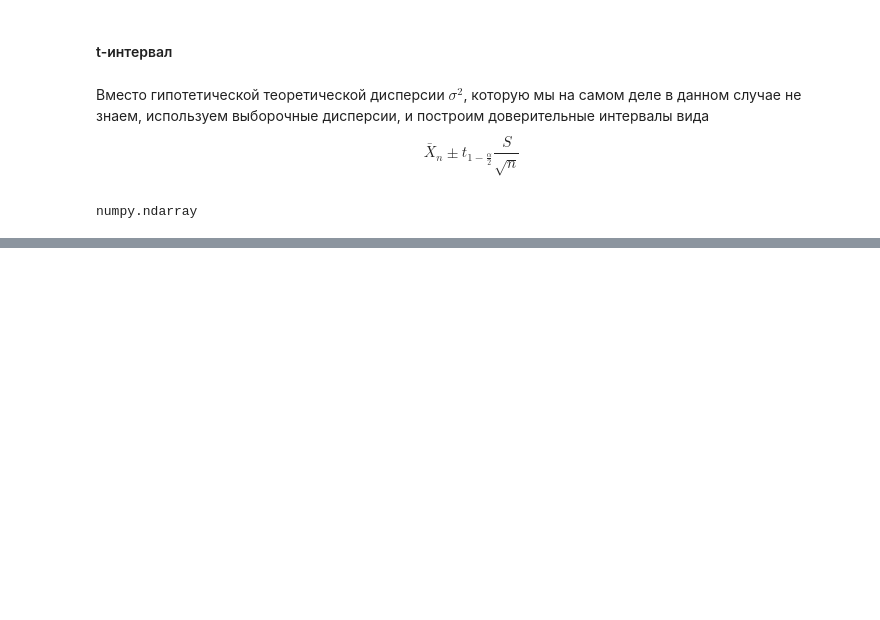
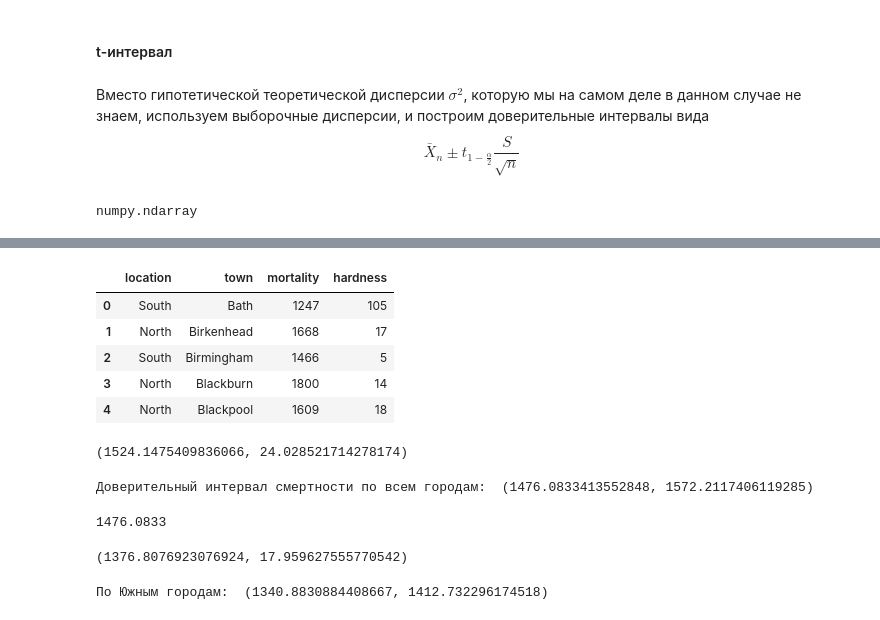
Before and after one commit to kcostya/mipt, a Jupyter notebook: stats-for-data-analysis/stat.mean_conf_int.ipynb, the cells around one changed output, grey strips where cells are left out. Cells and saved outputs as stored; diff of their text form; code cells hidden in the pictures; blank space fills up the shorter version.

```diff
--- a/stats-for-data-analysis/stat.mean_conf_int.ipynb
+++ b/stats-for-data-analysis/stat.mean_conf_int.ipynb
@@ -122,0 +109,36 @@ ridge model mean auc 95%% confidence interval (0.9228783259302369, 0.97310381692
+# %%
+df = pd.read_table('water.txt')
+df.head()
+# %% [output]
+|  | location | town | mortality | hardness |
+| 0 | South | Bath | 1247 | 105 |
+| 1 | North | Birkenhead | 1668 | 17 |
+| 2 | South | Birmingham | 1466 | 5 |
+| 3 | North | Blackburn | 1800 | 14 |
+| 4 | North | Blackpool | 1609 | 18 |
+# %%
+mean_mortality = df.mortality.mean()
+std_mortality = df.mortality.std(ddof=1)/sqrt(len(df))
+mean_mortality, std_mortality
+# %% [output]
+(1524.1475409836066, 24.028521714278174)
+# %%
+print(u"Доверительный интервал смертности по всем городам: ",
+      _tconfint_generic(mean_mortality, std_mortality, len(df)-1, 0.05, 'two-sided'))
+# %% [output]
+Доверительный интервал смертности по всем городам:  (1476.0833413552848, 1572.2117406119285)
+# %%
+round(_tconfint_generic(mean_mortality, std_mortality, len(df)-1, 0.05, 'two-sided')[0], 4)
+# %% [output]
+1476.0833
+# %%
+mean_mort_south = np.mean(df.mortality[df.location=='South'])
+std_mort_south = np.std(df.mortality[df.location=='South'], ddof=1)/sqrt(len(df))
+mean_mort_south, std_mort_south
+# %% [output]
+(1376.8076923076924, 17.959627555770542)
+# %%
+print(u"По Южным городам: ",
+_tconfint_generic(mean_mort_south, std_mort_south, len(df)-1, 0.05, 'two-sided'))
+# %% [output]
+По Южным городам:  (1340.8830884408667, 1412.732296174518)
```
Also changed, not shown: parts of 15 cells of this notebook, 1 other file.
